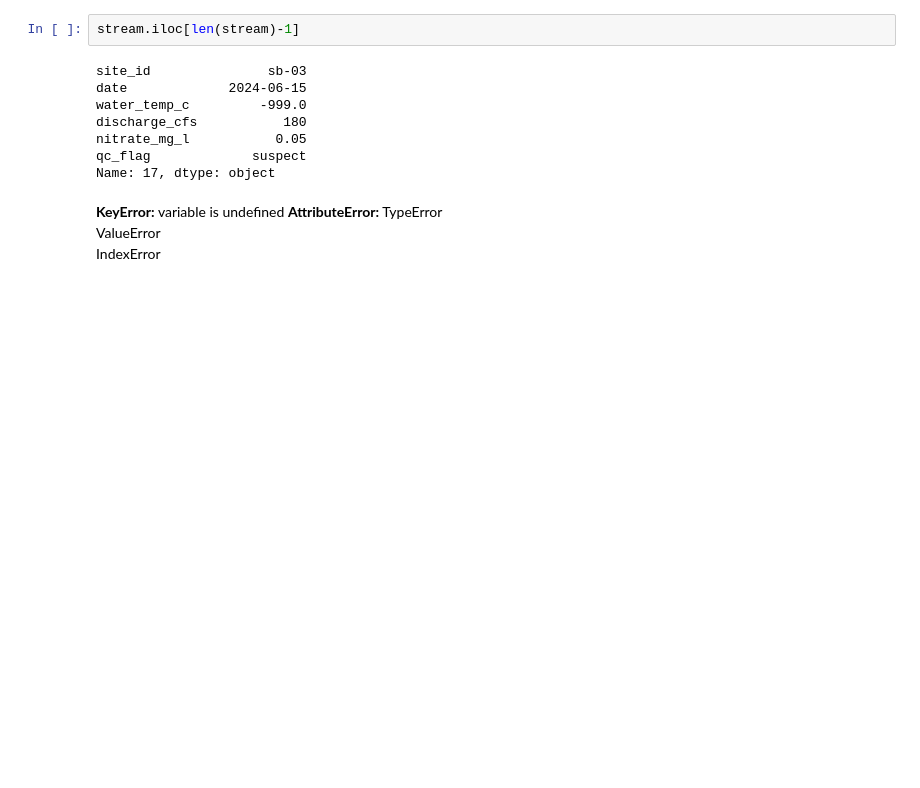
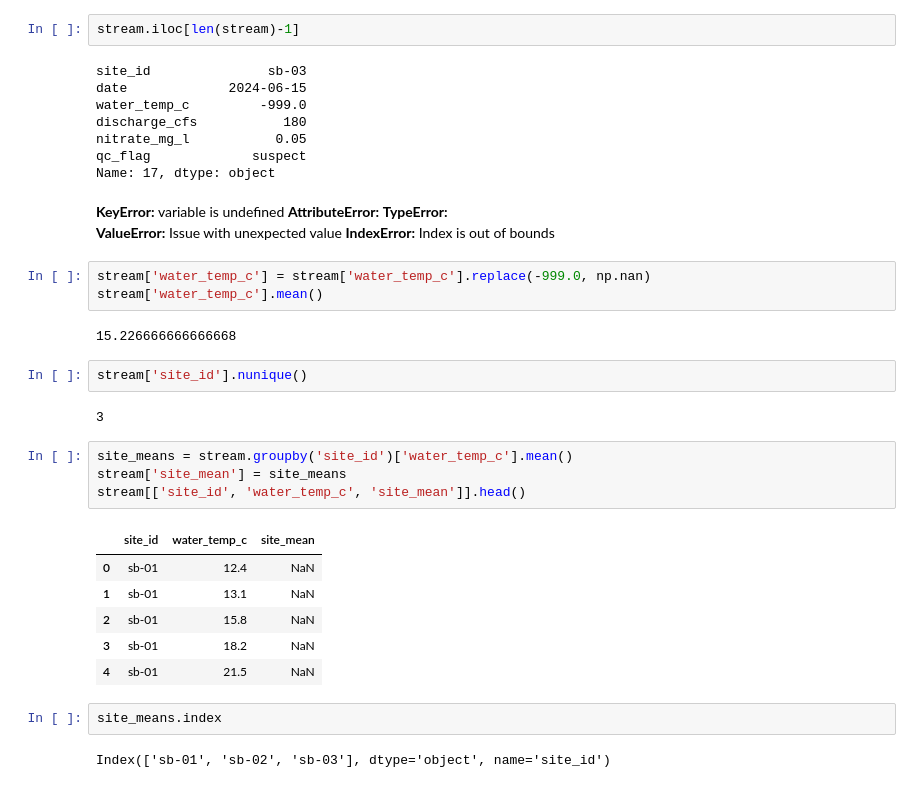
Before and after one commit to sarah-busby/eds220-2026-sections, a Jupyter notebook: section-4-debugging.ipynb, the cells around one changed output. Drawn from its saved outputs; the diff is of its cells as text; blank space fills up the shorter version.

```diff
--- a/section-4-debugging.ipynb
+++ b/section-4-debugging.ipynb
@@ -166,6 +166,30 @@ Name: 17, dtype: object
 # %% [markdown]
 **KeyError:** variable is undefined
 **AttributeError:**
-TypeError
-ValueError
-IndexError
+**TypeError:**
+**ValueError:**	Issue with unexpected value
+**IndexError:** Index is out of bounds
+# %%
+stream['water_temp_c'] = stream['water_temp_c'].replace(-999.0, np.nan)
+stream['water_temp_c'].mean()
+# %% [output]
+15.226666666666668
+# %%
+stream['site_id'].nunique()
+# %% [output]
+3
+# %%
+site_means = stream.groupby('site_id')['water_temp_c'].mean()
+stream['site_mean'] = site_means
+stream[['site_id', 'water_temp_c', 'site_mean']].head()
+# %% [output]
+|  | site_id | water_temp_c | site_mean |
+| 0 | sb-01 | 12.4 | NaN |
+| 1 | sb-01 | 13.1 | NaN |
+| 2 | sb-01 | 15.8 | NaN |
+| 3 | sb-01 | 18.2 | NaN |
+| 4 | sb-01 | 21.5 | NaN |
+# %%
+site_means.index
+# %% [output]
+Index(['sb-01', 'sb-02', 'sb-03'], dtype='object', name='site_id')
```
Also changed, not shown: parts of 2 cells of this notebook, 1 other file.
